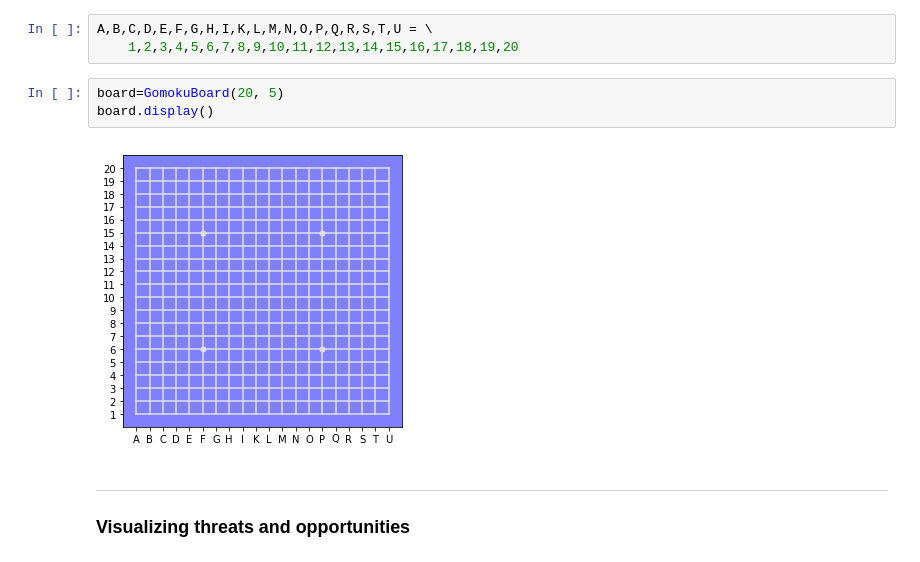
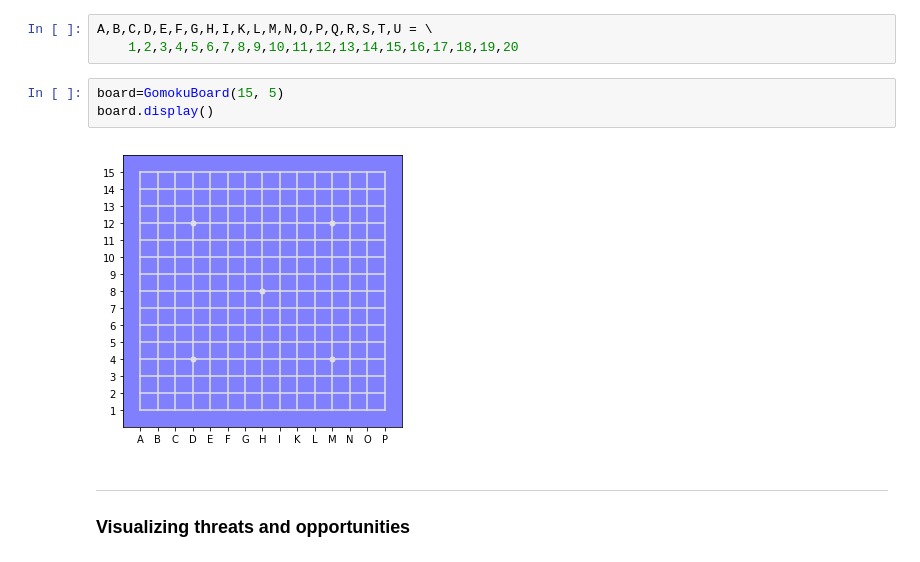
Before and after one commit to Project-Ellie/tutorials, a Jupyter notebook: other_stuff/DeepGomoku/GomokuBoard.ipynb, the cells around one changed output. Drawn from its saved outputs; the diff is of its cells as text.

```diff
--- a/other_stuff/DeepGomoku/GomokuBoard.ipynb
+++ b/other_stuff/DeepGomoku/GomokuBoard.ipynb
@@ -13,10 +15,10 @@ from HeuristicScore import HeuristicScore
 A,B,C,D,E,F,G,H,I,K,L,M,N,O,P,Q,R,S,T,U = \
     1,2,3,4,5,6,7,8,9,10,11,12,13,14,15,16,17,18,19,20
 # %%
-board=GomokuBoard(20, 5)
+board=GomokuBoard(15, 5)
 board.display()
 # %% [output]
-[figure, old version]
+[figure, new version]
 # %% [markdown]
 ---
 ### Visualizing threats and opportunities
```
Also changed, not shown: parts of 9 cells of this notebook, 1 other file.
